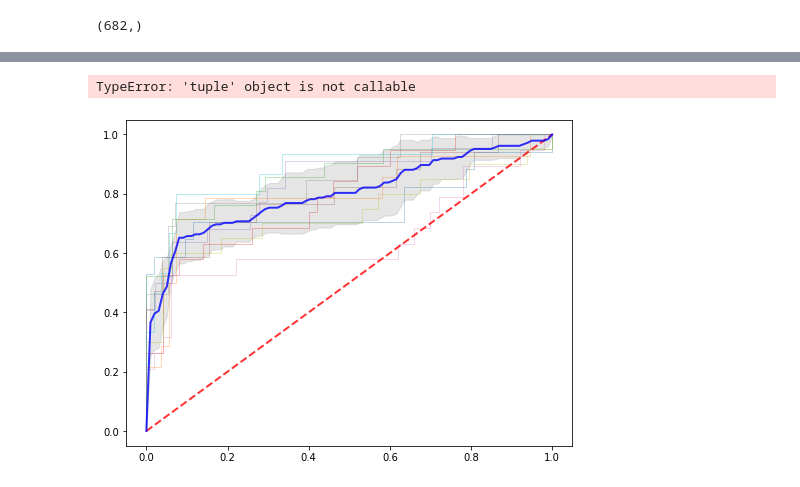
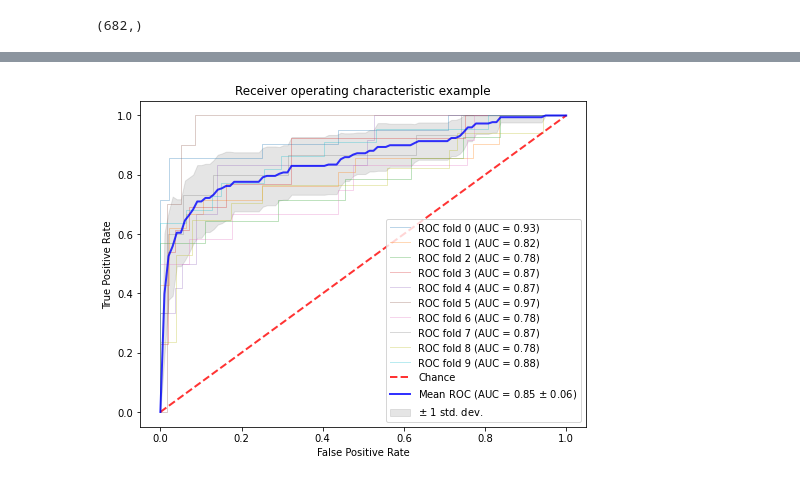
Before and after one commit to zenoWZH/sherry, a Jupyter notebook: Chinese_standard.ipynb, the cells around one changed output, grey strips where cells are left out. Saved outputs shown, nothing was run; the diff lists cells and outputs as text; code cells hidden in the pictures.

```diff
--- a/Chinese_standard.ipynb
+++ b/Chinese_standard.ipynb
@@ -187,22 +176,0 @@ print(sum(score)/len(score))
-# %%
-from sklearn.model_selection import GridSearchCV
-from sklearn.metrics import classification_report
-
-score = 'f1'
-
-param_dist = {
-        #'n_estimators':range(80,200,4),
-        #'max_depth':range(2,15,1),
-        'learning_rate':np.linspace(0.1,1,10),
-        #'subsample':np.linspace(0.7,0.9,20),
-        #'colsample_bytree':np.linspace(0.5,0.98,10),
-        #'min_child_weight':range(1,9,1),
-        #'gpu_id':[0],
-        'tree_method':['gpu_hist']
-        }
-
-clf = GridSearchCV(XGBClassifier(), param_dist, cv=ShuffleSplit(10, test_size = .1, train_size = .9), scoring='%s_macro' % score, n_jobs= 1)
-
-clf.fit(X, Y)
-
-print(clf.best_params_)
@@ -239,7 +185,7 @@ from sklearn.model_selection import StratifiedKFold
 #if len(Y)
 n_classes = Y.shape
 cv = ShuffleSplit(10, test_size = .1, train_size = .9)
-classifier = svm.SVC()
+classifier = SVC(C= 20, kernel = 'linear')
 
 tprs = []
 aucs = []
@@ -259,36 +205,35 @@ for train, test in cv.split(X, Y):
     roc_auc = auc(fpr, tpr)
     aucs.append(roc_auc)
     plt.plot(fpr, tpr, lw=1, alpha=0.3,
              label='ROC fold %d (AUC = %0.2f)' % (i, roc_auc))
 
     i += 1
 plt.plot([0, 1], [0, 1], linestyle='--', lw=2, color='r',
          label='Chance', alpha=.8)
 
 mean_tpr = np.mean(tprs, axis=0)
 mean_tpr[-1] = 1.0
 mean_auc = auc(mean_fpr, mean_tpr)
 std_auc = np.std(aucs)
 plt.plot(mean_fpr, mean_tpr, color='b',
          label=r'Mean ROC (AUC = %0.2f $\pm$ %0.2f)' % (mean_auc, std_auc),
          lw=2, alpha=.8)
 
 std_tpr = np.std(tprs, axis=0)
 tprs_upper = np.minimum(mean_tpr + std_tpr, 1)
 tprs_lower = np.maximum(mean_tpr - std_tpr, 0)
 plt.fill_between(mean_fpr, tprs_lower, tprs_upper, color='grey', alpha=.2,
                  label=r'$\pm$ 1 std. dev.')
-/,
+
 plt.xlim([-0.05, 1.05])
 plt.ylim([-0.05, 1.05])
 plt.xlabel('False Positive Rate')
 plt.ylabel('True Positive Rate')
 plt.title('Receiver operating characteristic example')
 plt.legend(loc="lower right")
 plt.show()
 # %% [output]
-TypeError: 'tuple' object is not callable
-[figure, old version]
+[figure, new version]
 # %%
 from numpy import interp
 import matplotlib.pyplot as plt
```
Also changed, not shown: parts of 9 cells of this notebook, 4 other files.
